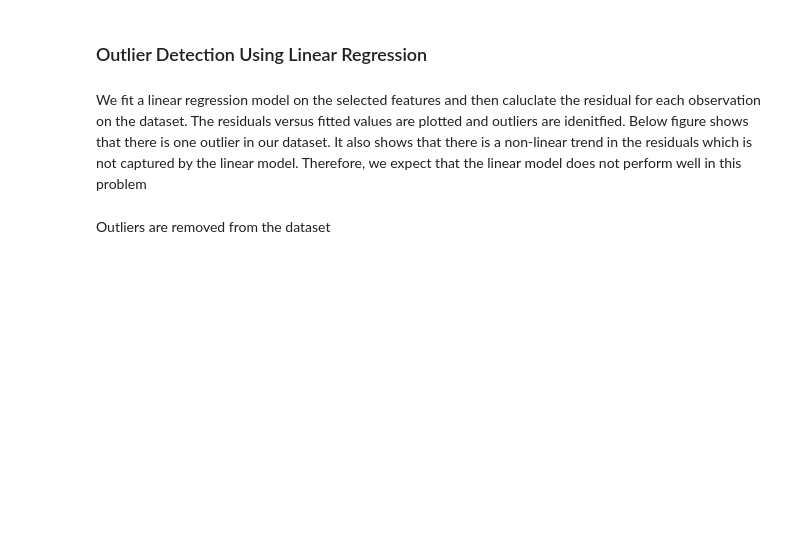
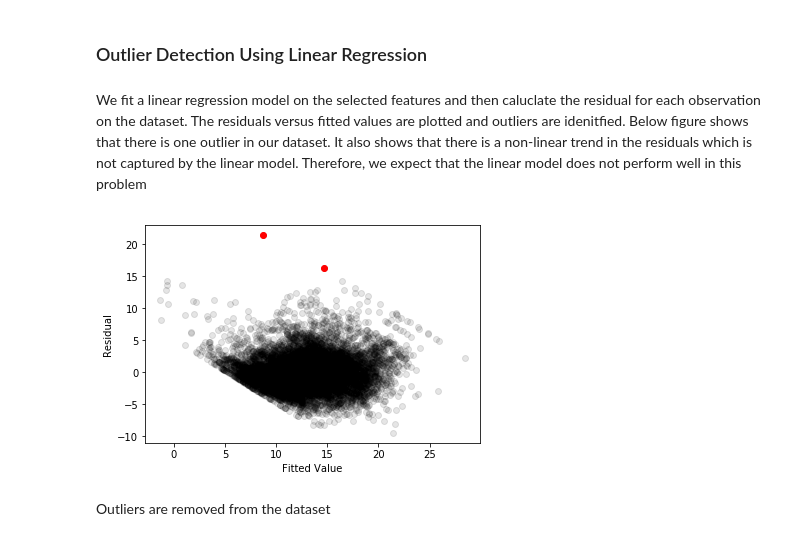
Before and after one commit to ajcoates/Capstone, a Jupyter notebook: Project.ipynb, the cells around one changed output. Drawn from its saved outputs; the diff is of its cells as text; code cells hidden in the pictures; blank space fills up the shorter version.

Commit message:
Changing read_csv to  accepted_sample

```diff
--- a/Project.ipynb
+++ b/Project.ipynb
@@ -22,7 +22,7 @@ drop_columns = ['id', 'member_id', 'funded_amnt', 'funded_amnt_inv', 'loan_statu
                 'payment_plan_start_date','deferral_term', 'total_rec_int', 'zip_code', 'title', 'pymnt_plan',
                'addr_state', 'emp_title']
 # %%
-accepted = pd.read_csv('accepted_2007_to_2018Q4.csv', nrows=10000, low_memory=False).drop(columns=drop_columns)
+accepted = pd.read_csv('accepted_sample.csv', low_memory=False)
 pd.set_option('display.max_columns', 999)
 accepted.head()
 # %% [output]
@@ -141,13 +225,15 @@ We fit a linear regression model on the selected features and then caluclate the
 # %%
 lin = LinearRegression()
 lin.fit(X, y);
 fitted = lin.predict(X)
 res = y - fitted
-outlier = abs(res) > 20
+outlier = abs(res) > 15
 plt.plot(fitted, res, 'ko', alpha = 0.1)
 plt.plot(fitted[outlier], res[outlier], 'ro')
 plt.xlabel('Fitted Value')
 plt.ylabel('Residual');
+# %% [output]
+[figure, added]
 # %% [markdown]
 Outliers are removed from the dataset
 # %%
```
Also changed, not shown: parts of 30 cells of this notebook.
